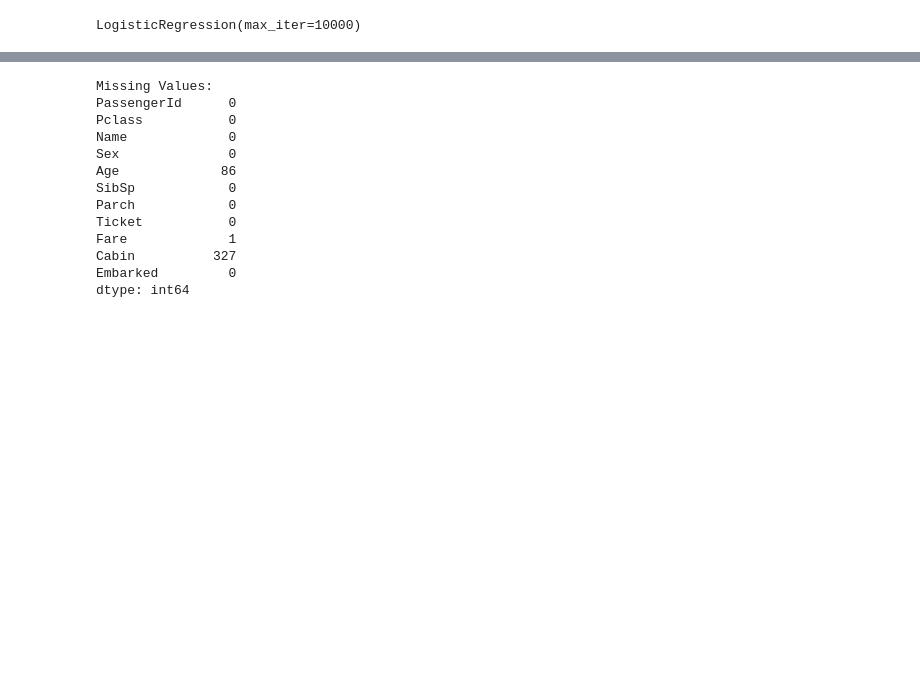
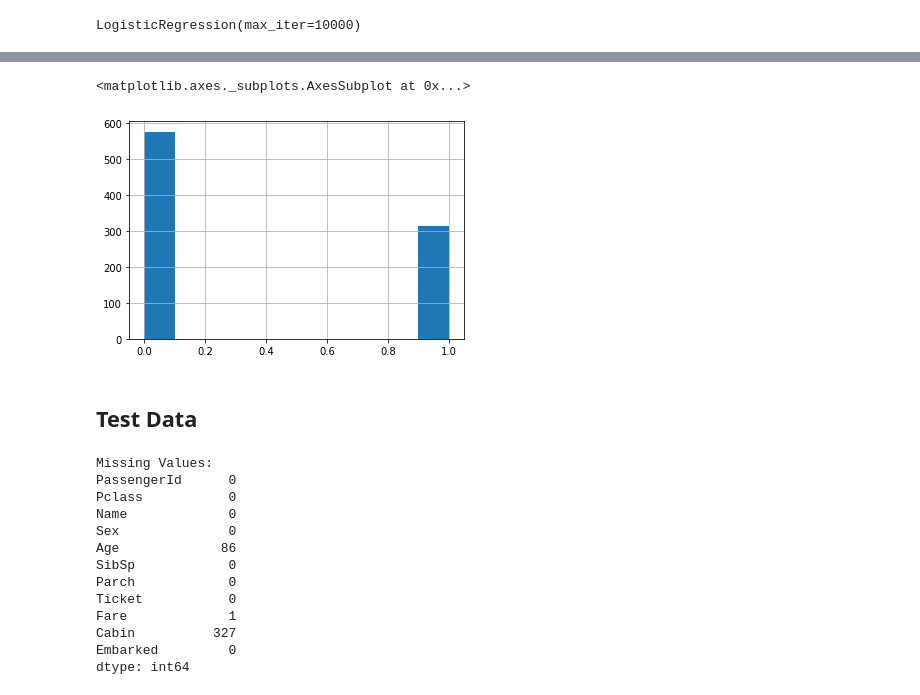
Before and after one commit to everestso/Fall21Spring22, a Jupyter notebook: c165f21Titanic.ipynb, the cells around one changed output, grey strips where cells are left out. Drawn from its saved outputs; the diff is of its cells as text; code cells hidden in the pictures; blank space fills up the shorter version.

```diff
--- a/c165f21Titanic.ipynb
+++ b/c165f21Titanic.ipynb
@@ -101,3 +117,12 @@ LogisticRegression(max_iter=10000)
+# %%
+testing = train_data.copy()
+testing['Sex'].replace(['male', 'female'], [0,1],inplace=True)
+testing['Sex'].hist()
+# %% [output]
+<matplotlib.axes._subplots.AxesSubplot at 0x...>
+[figure, added]
+# %% [markdown]
+## Test Data
 # %%
 TitanicTest = pd.read_csv('TitanicTest.csv')
 # %%
```
Also changed, not shown: parts of 4 cells of this notebook.
